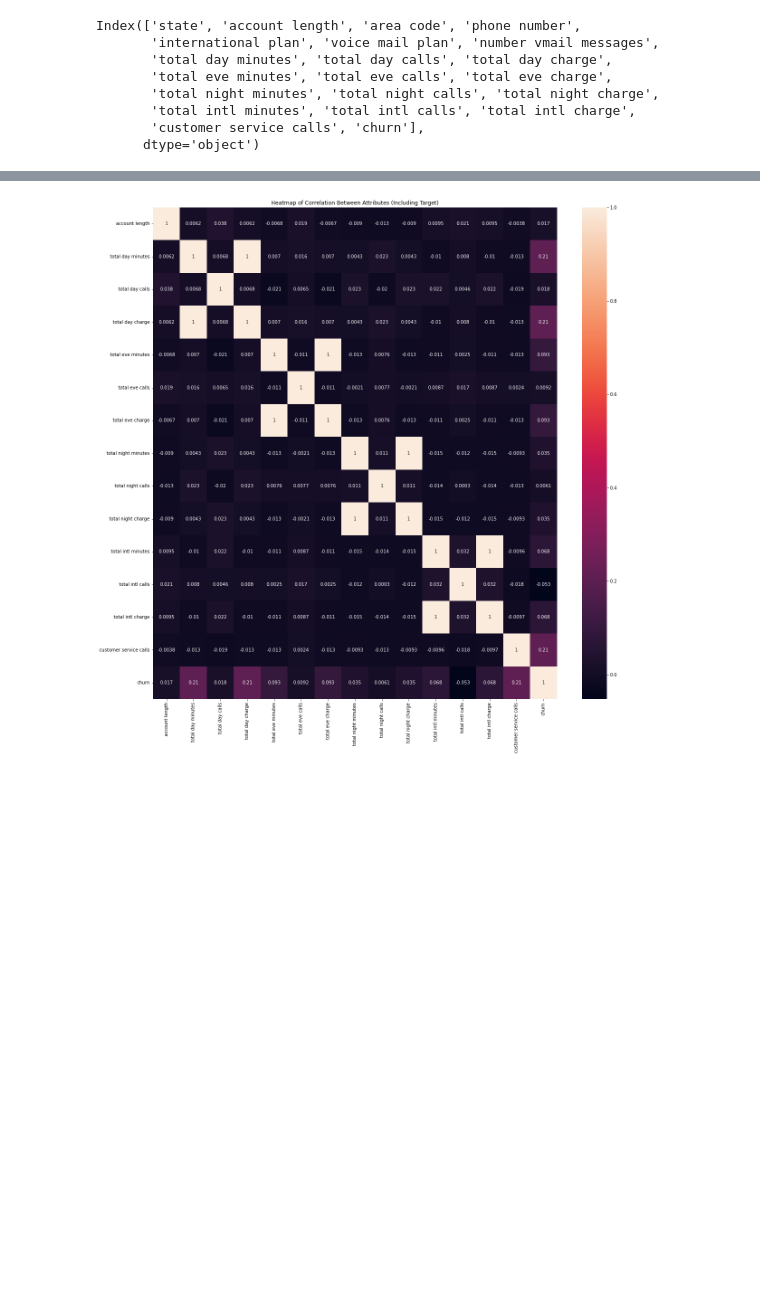
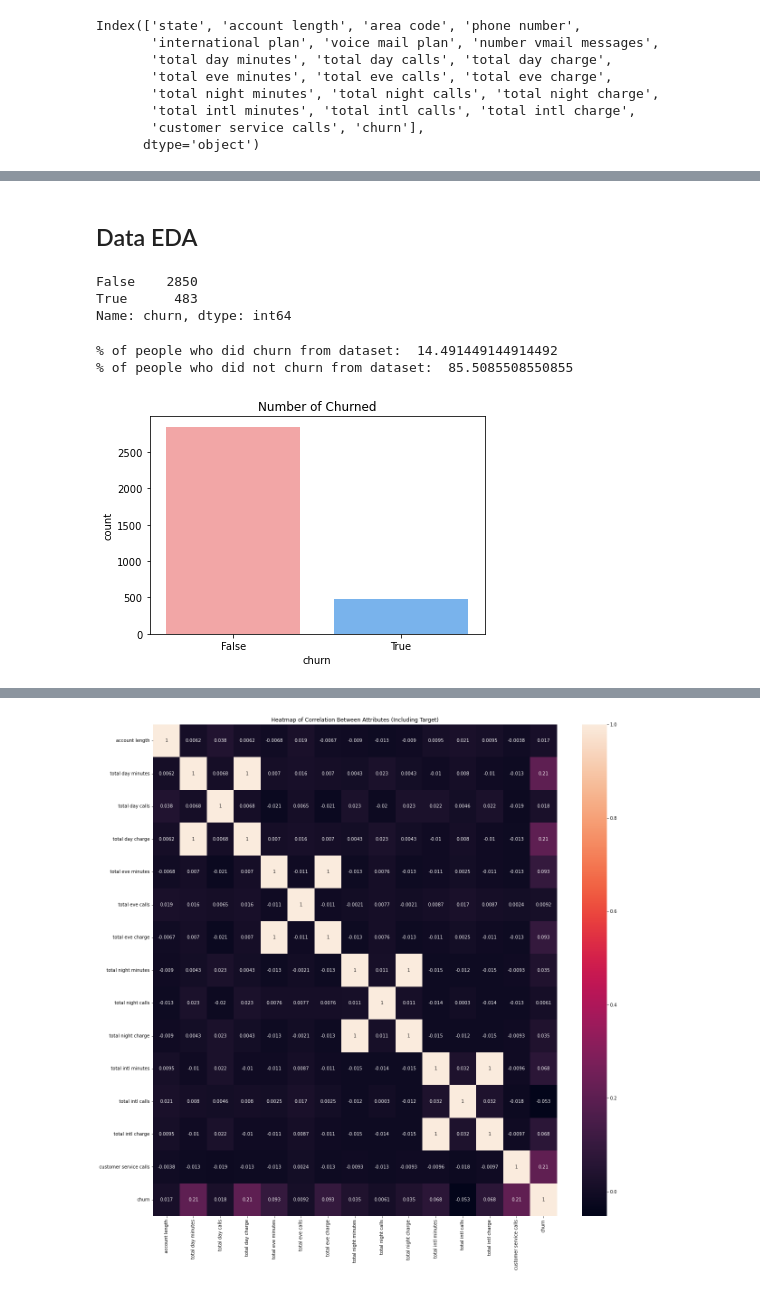
Before and after one commit to RachaelBryant/Phase_3_project, a Jupyter notebook: Phase 3 project.ipynb, the cells around one changed output, grey strips where cells are left out. Cells and saved outputs as stored; diff of their text form; code cells hidden in the pictures; blank space fills up the shorter version.

```diff
--- a/Phase 3 project.ipynb
+++ b/Phase 3 project.ipynb
@@ -110,0 +108,29 @@ df.value_counts
+# %% [markdown]
+##  Data EDA
+# %%
+#investigate value counts of false and true churns because it is our target feature
+df['churn'].value_counts()
+# %% [output]
+False    2850
+True      483
+Name: churn, dtype: int64
+# %%
+#investigate the percentage of people who churned and did not churn
+n=len(df)
+surv_0=len(df[df['churn']==0])
+surv_1=len(df[df['churn']==1])
+
+print("% of people who did churn from dataset: ",surv_1*100/n)
+print("% of people who did not churn from dataset: ",surv_0*100/n)
+# %% [output]
+% of people who did churn from dataset:  14.491449144914492
+% of people who did not churn from dataset:  85.5085508550855
+# %%
+#visulize value counts of churned
+fig , ax = plt.subplots(figsize=(6,4))
+palette= ['#ff9999','#66b3ff','#99ff99','#ffcc99']
+sns.countplot(x='churn', data=df, palette = palette)
+plt.title("Number of Churned")
+plt.show()
+# %% [output]
+[figure, added]
```
Also changed, not shown: parts of 122 cells of this notebook, 10 other files.
